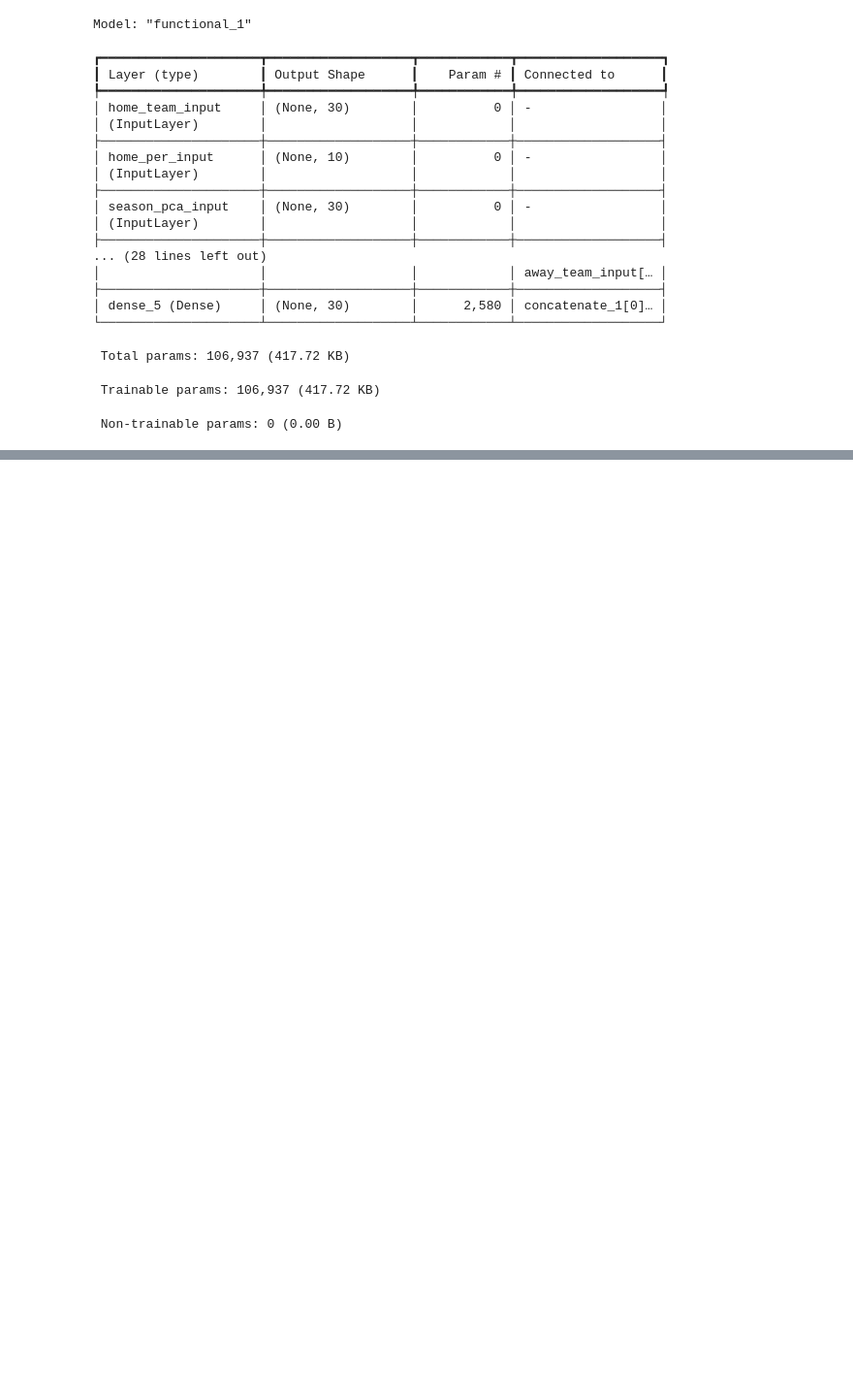
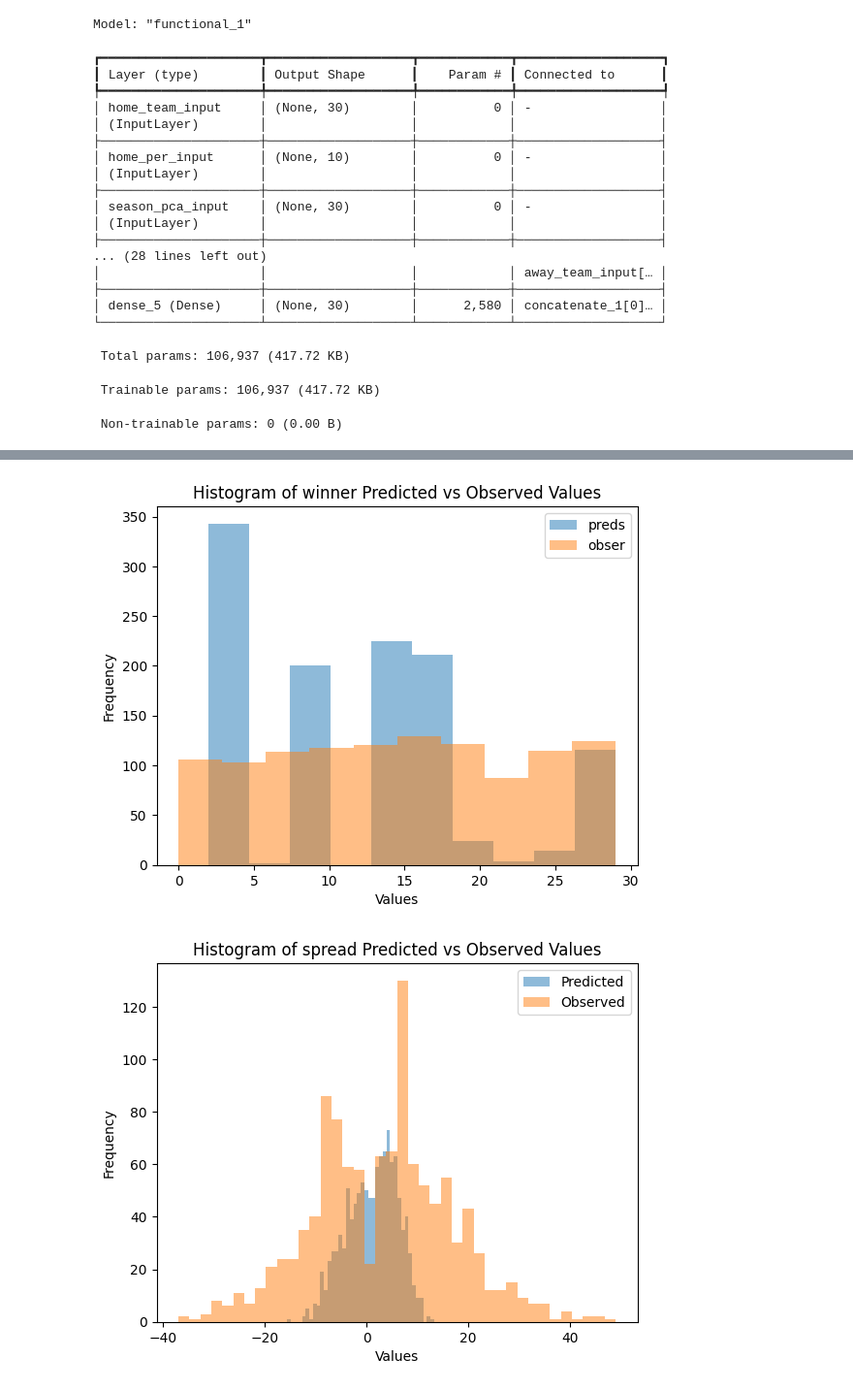
Before and after one commit to IST407-707/project-checkpoint-1-nba-prediction, a Jupyter notebook: dev/Bryce_testing.ipynb, the cells around one changed output, grey strips where cells are left out. Shown: that part at 97% size. Drawn from its saved outputs; the diff is of its cells as text; code cells hidden in the pictures; blank space fills up the shorter version.

```diff
--- a/dev/Bryce_testing.ipynb
+++ b/dev/Bryce_testing.ipynb
@@ -493,0 +606,9 @@ plt.hist(observed, alpha=0.5, label='obser')
+# %%
+x_2016, y_2016= pre_process_mo('2015-16', pca, data_all=True, n=10)
+x_2017, y_2017= pre_process_mo('2016-17', pca, data_all=True, n=10)
+
+np.save('2015-16_10.npy', {'x':x_2016, 'y':y_2016})
+np.save('2016-17_10.npy', {'x':x_2017, 'y':y_2017})
+# %%
+history = bigger_model_do.fit(x=x_2016,
+    y=y_2016, epochs=10, validation_split = 0.3)
@@ -493,0 +636,26 @@ plt.hist(observed, alpha=0.5, label='obser')
+# %%
+predictions = bigger_model_do.predict(x_2017)
+pred_spred = predictions[0]
+pred_outcome = predictions[1]
+
+#outcome
+predictions = np.argmax(pred_outcome, axis = 1)
+plt.hist(predictions, alpha=0.5, label='preds')
+observed = np.argmax(y_2017['outcome'],  axis =1)
+plt.hist(observed, alpha=0.5, label='obser')
+plt.legend()
+plt.xlabel('Values')
+plt.ylabel('Frequency')
+plt.title('Histogram of winner Predicted vs Observed Values')
+plt.show()
+
+
+#spread
+plt.hist(pred_spred, bins=40, label='Predicted', alpha=0.5)
+plt.hist(y_2017['spread'], bins=40, label='Observed', alpha=0.5)
+plt.xlabel('Values')
+plt.ylabel('Frequency')
+plt.title('Histogram of spread Predicted vs Observed Values')
+plt.legend()
+plt.show()
+# %% [output]
@@ -493,0 +663,2 @@ plt.hist(observed, alpha=0.5, label='obser')
+[figure, added]
+[figure, added]
```
Also changed, not shown: parts of 39 cells of this notebook, 2 other files.
